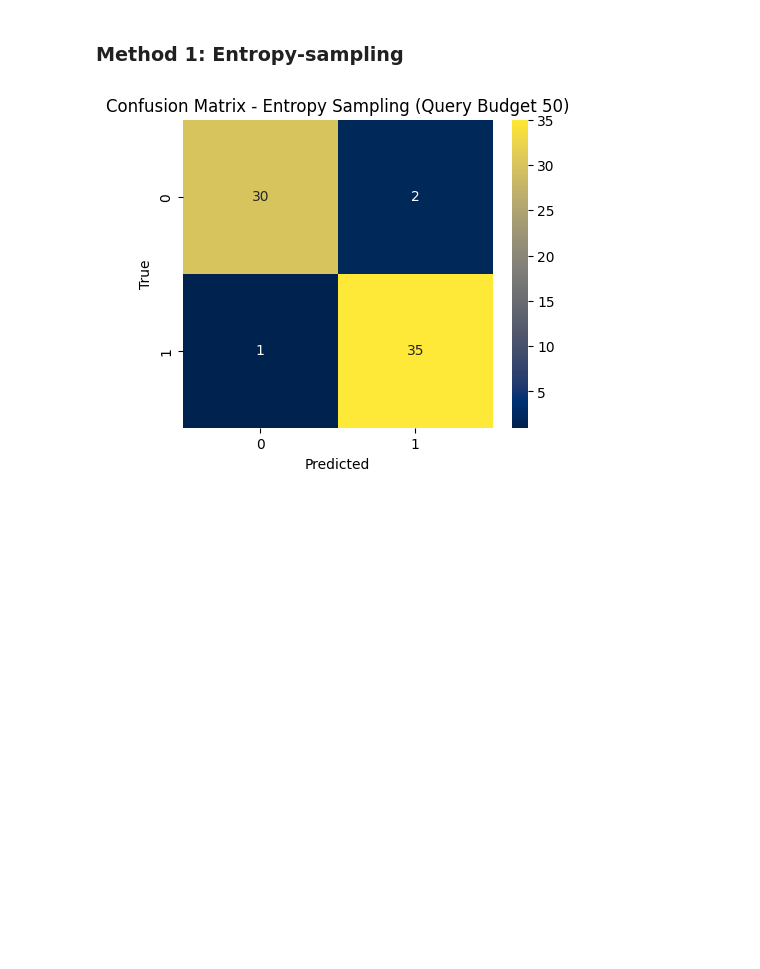
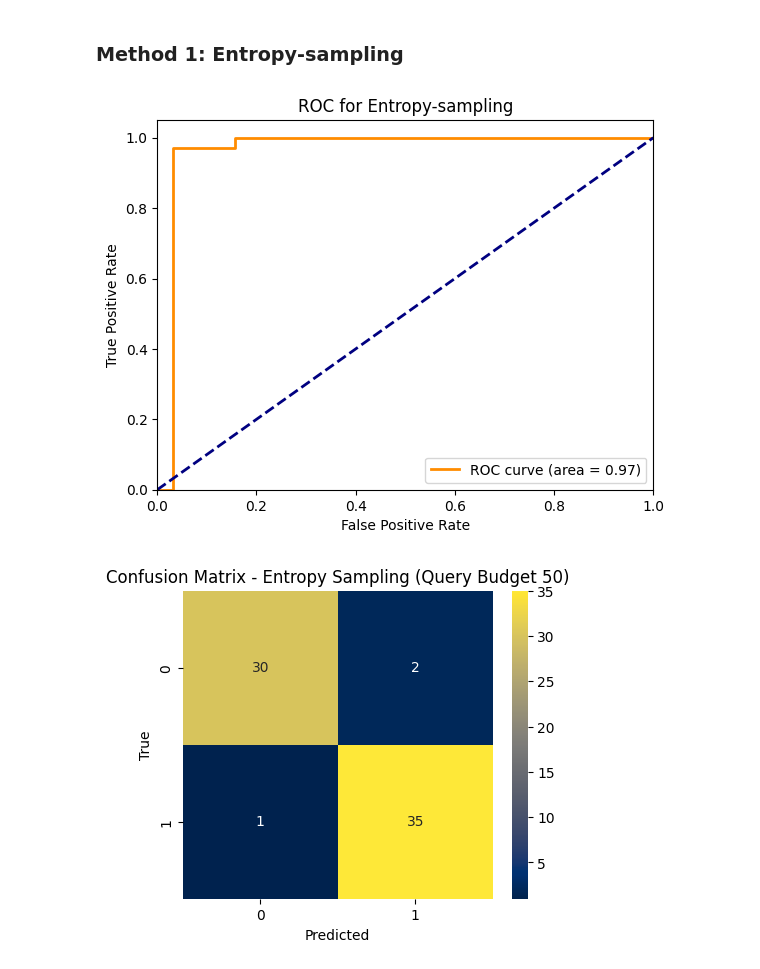
Before and after one commit to AmroAbdrabo/application-of-online-anomaly-detection-using-one-class-classification-to-z24, a Jupyter notebook: Chapter3-ActiveLearning/Streaming-AL/River/river_experiments.ipynb, the cells around one changed output. Drawn from its saved outputs; the diff is of its cells as text; code cells hidden in the pictures; blank space fills up the shorter version.

Commit message:
roc plots

```diff
--- a/Chapter3-ActiveLearning/Streaming-AL/River/river_experiments.ipynb
+++ b/Chapter3-ActiveLearning/Streaming-AL/River/river_experiments.ipynb
@@ -43,6 +44,23 @@ indices = sorted_feature_indices[:features_to_keep]
 X_train_top_feats = X_train[:, indices]
 X_test_top_f = X_test[:, indices]
 y_test = binarize(labels_test)
+# %%
+def plot_roc(true_y, y_prob, method_name):
+    fpr, tpr, _ = roc_curve(true_y, y_prob)
+    roc_auc = auc(fpr, tpr)
+
+    plt.figure()
+    lw = 2  # Line width
+    plt.plot(fpr, tpr, color='darkorange',
+            lw=lw, label='ROC curve (area = %0.2f)' % roc_auc)
+    plt.plot([0, 1], [0, 1], color='navy', lw=lw, linestyle='--')
+    plt.xlim([0.0, 1.0])
+    plt.ylim([0.0, 1.05])
+    plt.xlabel('False Positive Rate')
+    plt.ylabel('True Positive Rate')
+    plt.title(f'ROC for {method_name}')
+    plt.legend(loc="lower right")
+    plt.show()
 # %% [markdown]
 ### Method 0: Random sampling
 # %%
@@ -63,8 +81,9 @@ def simulate_selection(budget, nbr_inst):
 # %%
 all_y_true = []
 all_y_pred = []
+all_y_prob = []
 def random_sampling_experiment(seed = 42):
-    global all_y_pred, all_y_true
+    global all_y_pred, all_y_true, all_y_prob
     nbr_train = 544
     test_accuracies = []
     for i in np.arange(24, 545, 1):
@@ -74,11 +93,13 @@ def random_sampling_experiment(seed = 42):
         log_reg = LogisticRegression(C = 0.5)
         log_reg.fit(data_train_rnd, labels_rnd)
         y_pred = log_reg.predict(X_test_top_f)
+        y_prob = log_reg.predict_proba(X_test_top_f)[:, 1]
         accuracy = accuracy_score(y_test, y_pred)
         test_accuracies.append(100*accuracy)
         if i == 50:
             all_y_true.append(y_test)
             all_y_pred.append(y_pred)
+            all_y_prob = y_prob
     return test_accuracies
 # %%
 test_accuracies_rnd_all_exp = []
@@ -118,19 +141,22 @@ def testing_model_entropy_sampling(model, X_test_top_f, save_y):
     metric = metrics.Accuracy()
 
     preds_y = []
+    preds_proba_y = []
     true_y = []
 
     # Process each sample in the dataset
     for i in range(len(X_river_test)):
         x = X_river_test[i]
         y_true = y_river_test[i]
-        y_pred, _ = model.predict_one(x)
+        y_pred_dict, _ = model.predict_proba_one(x)
+        y_pred = max(y_pred_dict, key=y_pred_dict.get)
         metric = metric.update(y_true, y_pred)
         if save_y:
             preds_y.append(y_pred)
             true_y.append(y_true)
+            preds_proba_y.append(y_pred_dict)
 
-    return metric, preds_y, true_y
+    return metric, preds_y, true_y, preds_proba_y
 
 acc_train_all_exp = []
 acc_test_all_exp = []
@@ -138,6 +164,8 @@ n_samples_all_exp = []
 
 all_y_pred_en = []
 all_y_true_en = []
+all_y_proba_pred_en = []
+
 # across 50 seeds
 for s in range(50):
     accuracies_train = []
@@ -179,10 +207,11 @@ for s in range(50):
         accuracies_train.append(acc_train)
         samples_used.append(n_samples_used)
         #print(f"Number of samples used for learning: {n_samples_used}")
-        metric, preds_y, true_y = testing_model_entropy_sampling(model, X_test_top_f, save_y)
+        metric, preds_y, true_y, preds_proba_y = testing_model_entropy_sampling(model, X_test_top_f, save_y)
         if save_y:
             all_y_pred_en = preds_y
             all_y_true_en = true_y
+            all_y_proba_pred_en = preds_proba_y
         save_y = False
         acc_test = float((re.search(r'(\d+\.\d+)', metric.__str__())).group(1))
         accuracies_test.append(acc_test)
@@ -190,6 +219,10 @@ for s in range(50):
     acc_test_all_exp.append(accuracies_test[::-1])
     acc_train_all_exp.append(accuracies_train[::-1])
     n_samples_all_exp.append(samples_used[::-1])
+# %%
+plot_roc(all_y_true_en, [el[True] for el in all_y_proba_pred_en], "Entropy-sampling")
+# %% [output]
+[figure, added]
 # %%
 modes_pred = all_y_pred_en
 modes_true = all_y_true_en
```
Also changed, not shown: parts of 8 cells of this notebook.
